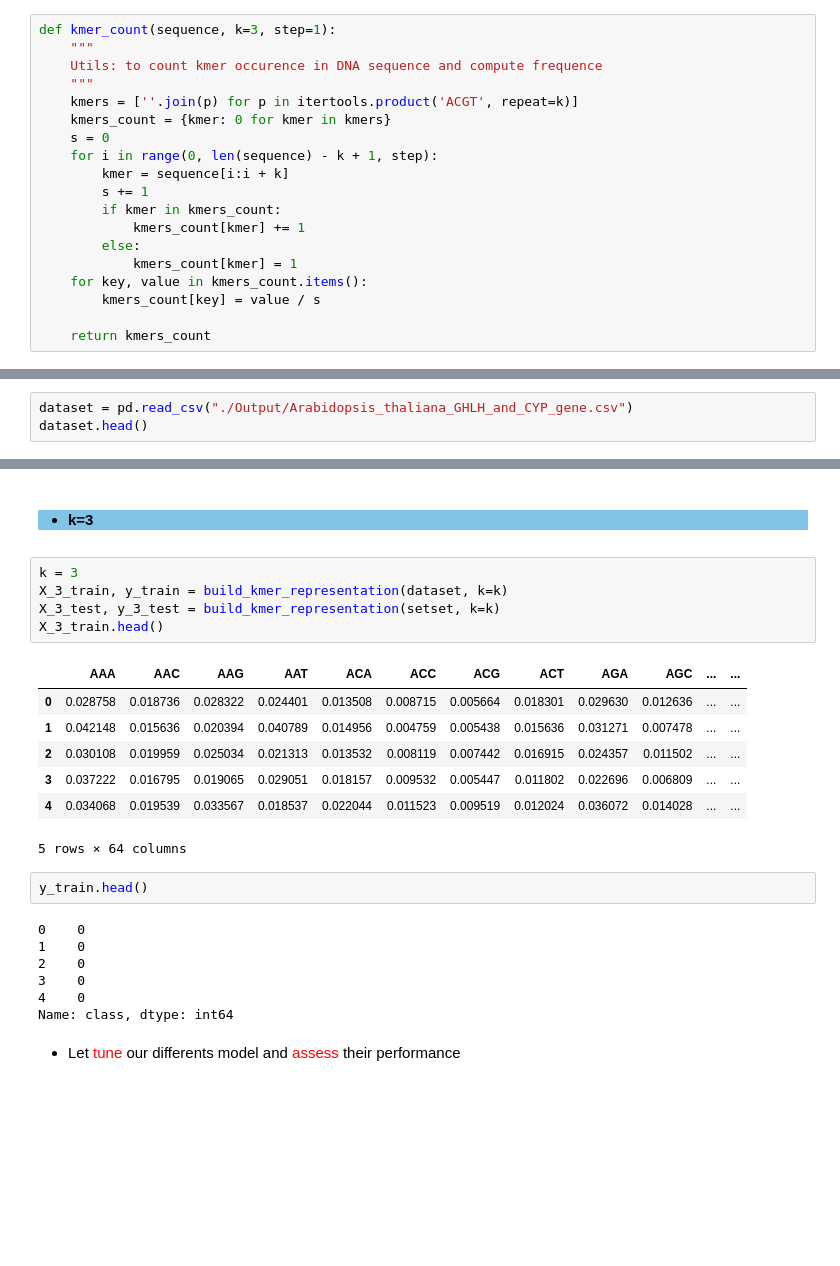
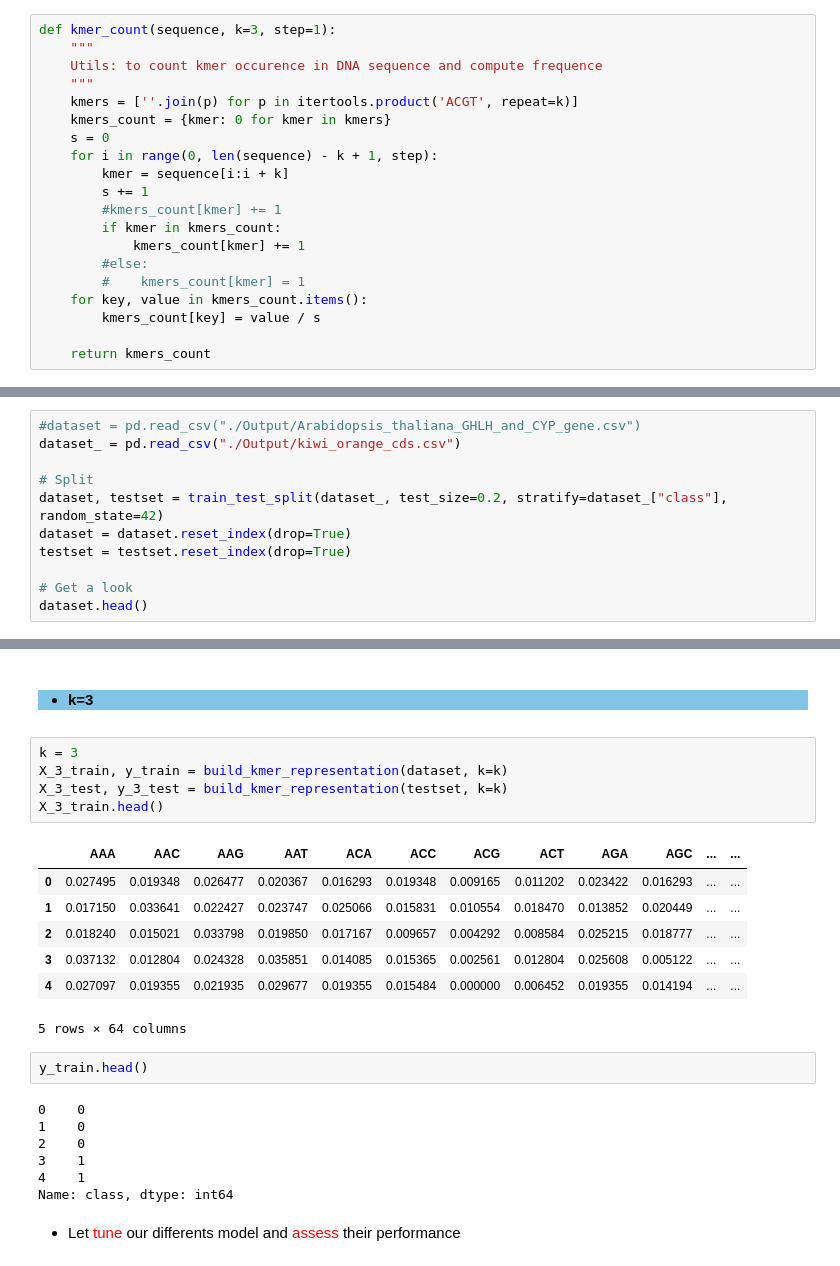
Before and after one commit to Genereux-akotenou/DNA_Classifier, a Jupyter notebook: 02-approach1_kmer_classic_ml.ipynb, the cells around one changed output, grey strips where cells are left out. Drawn from its saved outputs; the diff is of its cells as text; blank space fills up the shorter version.

Commit message:
init: classsification kiwi and orange

```diff
--- a/02-approach1_kmer_classic_ml.ipynb
+++ b/02-approach1_kmer_classic_ml.ipynb
@@ -74,10 +74,11 @@ def kmer_count(sequence, k=3, step=1):
     for i in range(0, len(sequence) - k + 1, step):
         kmer = sequence[i:i + k]
         s += 1
+        #kmers_count[kmer] += 1
         if kmer in kmers_count:
             kmers_count[kmer] += 1
-        else:
-            kmers_count[kmer] = 1
+        #else:
+        #    kmers_count[kmer] = 1
     for key, value in kmers_count.items():
         kmers_count[key] = value / s
 
@@ -124,7 +125,15 @@ def build_kmer_representation(df, k=3):
 ### 2 - Importing Dataset
 The following function will read our preprocessed **.csv file** and return a pandas dataframe
 # %%
-dataset = pd.read_csv("./Output/Arabidopsis_thaliana_GHLH_and_CYP_gene.csv")
+#dataset = pd.read_csv("./Output/Arabidopsis_thaliana_GHLH_and_CYP_gene.csv")
+dataset_ = pd.read_csv("./Output/kiwi_orange_cds.csv")
+
+# Split
+dataset, testset = train_test_split(dataset_, test_size=0.2, stratify=dataset_["class"], random_state=42)
+dataset = dataset.reset_index(drop=True)
+testset = testset.reset_index(drop=True)
+
+# Get a look
 dataset.head()
 # %% [output]
 |  | id | sequence | length | class |
@@ -244,15 +242,15 @@ def train_eval(models, X_train, y_train, X_test, y_test):
 # %%
 k = 3
 X_3_train, y_train = build_kmer_representation(dataset, k=k)
-X_3_test, y_3_test = build_kmer_representation(setset, k=k)
+X_3_test, y_3_test = build_kmer_representation(testset, k=k)
 X_3_train.head()
 # %% [output]
 |  | AAA | AAC | AAG | AAT | ACA | ACC | ACG | ACT | AGA | AGC | ... | ... |
-| 0 | 0.028758 | 0.018736 | 0.028322 | 0.024401 | 0.013508 | 0.008715 | 0.005664 | 0.018301 | 0.029630 | 0.012636 | ... | ... |
-| 1 | 0.042148 | 0.015636 | 0.020394 | 0.040789 | 0.014956 | 0.004759 | 0.005438 | 0.015636 | 0.031271 | 0.007478 | ... | ... |
-| 2 | 0.030108 | 0.019959 | 0.025034 | 0.021313 | 0.013532 | 0.008119 | 0.007442 | 0.016915 | 0.024357 | 0.011502 | ... | ... |
-| 3 | 0.037222 | 0.016795 | 0.019065 | 0.029051 | 0.018157 | 0.009532 | 0.005447 | 0.011802 | 0.022696 | 0.006809 | ... | ... |
-| 4 | 0.034068 | 0.019539 | 0.033567 | 0.018537 | 0.022044 | 0.011523 | 0.009519 | 0.012024 | 0.036072 | 0.014028 | ... | ... |
+| 0 | 0.027495 | 0.019348 | 0.026477 | 0.020367 | 0.016293 | 0.019348 | 0.009165 | 0.011202 | 0.023422 | 0.016293 | ... | ... |
+| 1 | 0.017150 | 0.033641 | 0.022427 | 0.023747 | 0.025066 | 0.015831 | 0.010554 | 0.018470 | 0.013852 | 0.020449 | ... | ... |
+| 2 | 0.018240 | 0.015021 | 0.033798 | 0.019850 | 0.017167 | 0.009657 | 0.004292 | 0.008584 | 0.025215 | 0.018777 | ... | ... |
+| 3 | 0.037132 | 0.012804 | 0.024328 | 0.035851 | 0.014085 | 0.015365 | 0.002561 | 0.012804 | 0.025608 | 0.005122 | ... | ... |
+| 4 | 0.027097 | 0.019355 | 0.021935 | 0.029677 | 0.019355 | 0.015484 | 0.000000 | 0.006452 | 0.019355 | 0.014194 | ... | ... |
 5 rows × 64 columns
 # %%
 y_train.head()
@@ -260,8 +258,8 @@ y_train.head()
 0    0
 1    0
 2    0
-3    0
-4    0
+3    1
+4    1
 Name: class, dtype: int64
 # %% [markdown]
 * Let <span style="color:red">tune</span> our differents model and <span  style="color:red">assess</span> their performance
```
Also changed, not shown: parts of 13 cells of this notebook, 32 other files.
